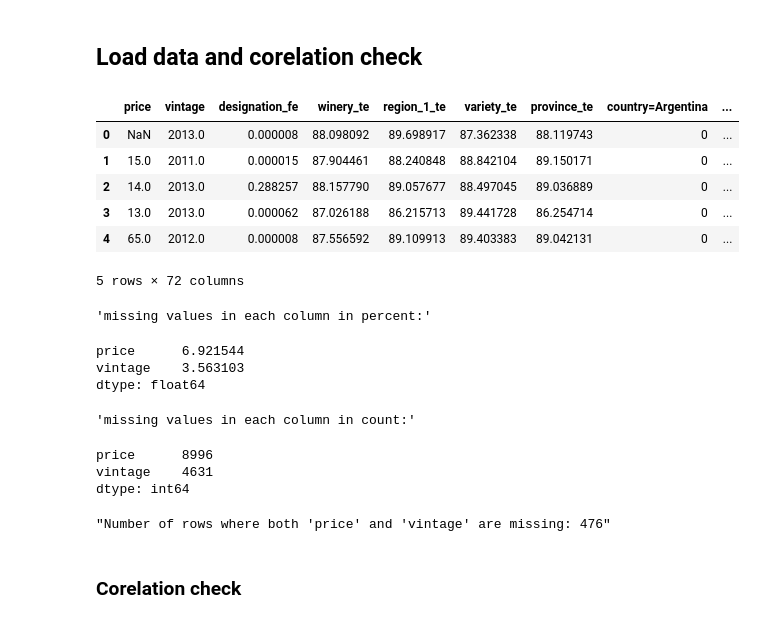
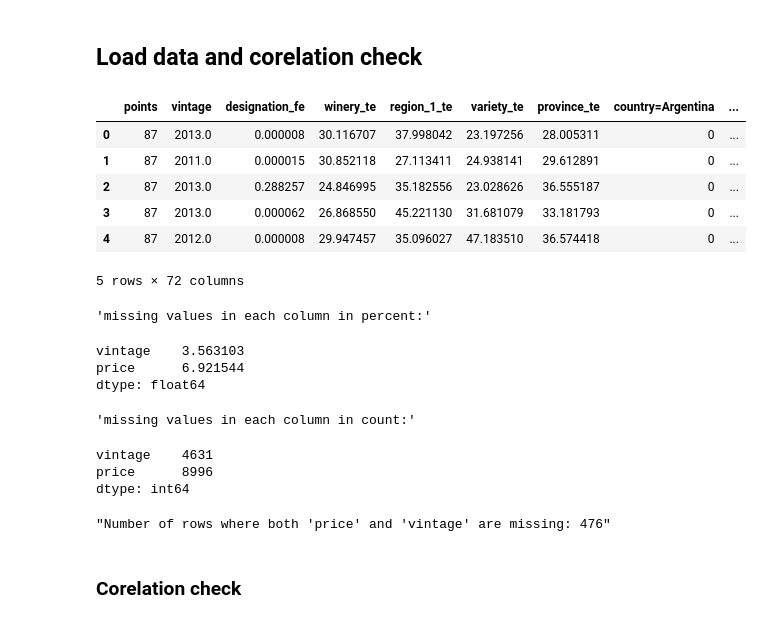
Before and after one commit to Msaters/projektUczenieMaszynowe, a Jupyter notebook: prediction_model_for_price.ipynb, the cells around one changed output. Cells and saved outputs as stored; diff of their text form; code cells hidden in the pictures.

```diff
--- a/prediction_model_for_price.ipynb
+++ b/prediction_model_for_price.ipynb
@@ -3,20 +3,20 @@
 # %%
 import pandas as pd
 from config import *
 import matplotlib.pyplot as plt
 import seaborn as sns
 import numpy as np
 import math
 
-df = pd.read_csv(CSV_FILEPATH_MODEL_READY_DATA)
+df = pd.read_csv(CSV_FILEPATH_MODEL_READY_DATA_PRICE)
 display(df.head())
 # %% [output]
-|  | price | vintage | designation_fe | winery_te | region_1_te | variety_te | province_te | country=Argentina | ... |
-| 0 | NaN | 2013.0 | 0.000008 | 88.098092 | 89.698917 | 87.362338 | 88.119743 | 0 | ... |
-| 1 | 15.0 | 2011.0 | 0.000015 | 87.904461 | 88.240848 | 88.842104 | 89.150171 | 0 | ... |
-| 2 | 14.0 | 2013.0 | 0.288257 | 88.157790 | 89.057677 | 88.497045 | 89.036889 | 0 | ... |
-| 3 | 13.0 | 2013.0 | 0.000062 | 87.026188 | 86.215713 | 89.441728 | 86.254714 | 0 | ... |
-| 4 | 65.0 | 2012.0 | 0.000008 | 87.556592 | 89.109913 | 89.403383 | 89.042131 | 0 | ... |
+|  | points | vintage | designation_fe | winery_te | region_1_te | variety_te | province_te | country=Argentina | ... |
+| 0 | 87 | 2013.0 | 0.000008 | 30.116707 | 37.998042 | 23.197256 | 28.005311 | 0 | ... |
+| 1 | 87 | 2011.0 | 0.000015 | 30.852118 | 27.113411 | 24.938141 | 29.612891 | 0 | ... |
+| 2 | 87 | 2013.0 | 0.288257 | 24.846995 | 35.182556 | 23.028626 | 36.555187 | 0 | ... |
+| 3 | 87 | 2013.0 | 0.000062 | 26.868550 | 45.221130 | 31.681079 | 33.181793 | 0 | ... |
+| 4 | 87 | 2012.0 | 0.000008 | 29.947457 | 35.096027 | 47.183510 | 36.574418 | 0 | ... |
 5 rows × 72 columns
 # %%
 display("missing values in each column in percent:")
@@ -28,12 +28,12 @@ display(missing_count[missing_count > 0])
 display(f"Number of rows where both 'price' and 'vintage' are missing: {df[df['price'].isna() & df['vintage'].isna()].shape[0]}")
 # %% [output]
 'missing values in each column in percent:'
+vintage    3.563103
 price      6.921544
-vintage    3.563103
 dtype: float64
 'missing values in each column in count:'
+vintage    4631
 price      8996
-vintage    4631
 dtype: int64
 "Number of rows where both 'price' and 'vintage' are missing: 476"
 # %%
```
Also changed, not shown: parts of 19 cells of this notebook, 4 other files.
